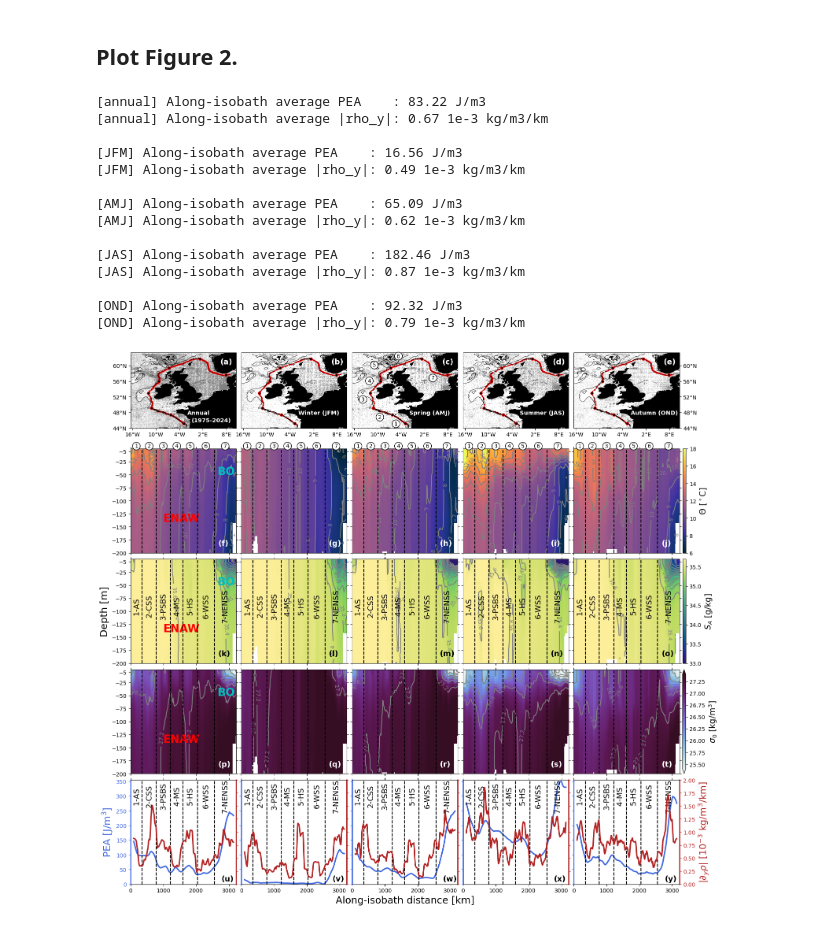
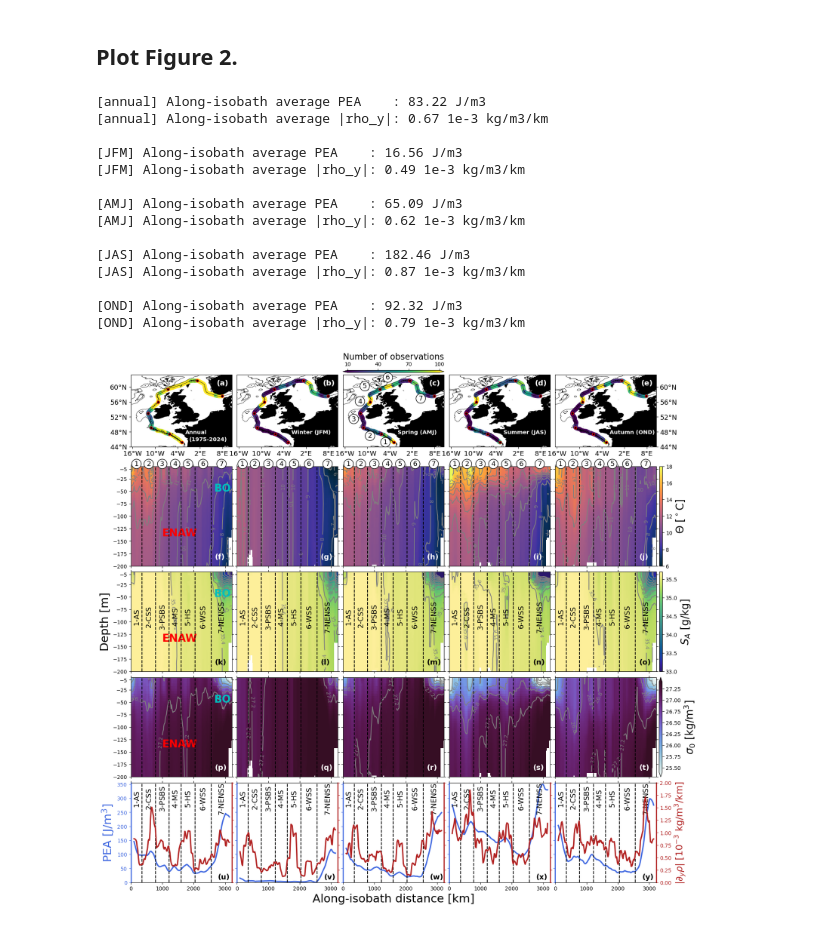
Before and after one commit to apaloczy/xshelfGeostrophicTransportNWES, a Jupyter notebook: plot_figs/fig2.ipynb, the cells around one changed output. Drawn from its saved outputs; the diff is of its cells as text; code cells hidden in the pictures.

Commit message:
Update Figure 2

```diff
--- a/plot_figs/fig2.ipynb
+++ b/plot_figs/fig2.ipynb
@@ -148,7 +147,7 @@ for row in range(nrows):
 
             ax.xaxis.set_major_formatter(LONGITUDE_FORMATTER)
             ax.yaxis.set_major_formatter(LATITUDE_FORMATTER)
-            ax.tick_params(axis="both", which="major", labelsize=10)
+            ax.tick_params(axis="both", which="major", labelsize=13)
             ax.set_extent(bb)
             ax.coastlines(zorder=999)
             ax.add_feature(LAND, zorder=999, color="k")
@@ -158,10 +157,14 @@ for row in range(nrows):
             ax.plot(xseg, yseg, linestyle="none", marker="o", ms=5, mfc="k", mec="r", zorder=999)
 
             ssn = ssns[col]
-            xp_all, yp_all = lons_all[ssn], lats_all[ssn]
             xp, yp = lons[ssn], lats[ssn]
-            ax.plot(xp_all, yp_all, linestyle="none", marker=",", ms=0.01, mfc="gray", mec="gray", alpha=0.2)  # Add all EN4 profiles.
-            ax.plot(xp, yp, linestyle="none", marker=".", ms=1, mfc="r", mec="r")  # Add profiles actually used in search strip around isobath.
+
+            # Number of data points averaged in each bin.
+            CTi = ds["CT_n"].isel(t=col) # Annual, JFM, AMJ, JAS, OND.
+            SAi = ds["SA_n"].isel(t=col) # Annual, JFM, AMJ, JAS, OND.
+            nptsi = np.nanmean(np.minimum(CTi.values, SAi.values), axis=0) # Vertical mean of valid points used in each bin.
+            nptmin, nptmax = 10, 100
+            csn = ax.scatter(xi, yi, c=nptsi, s=50, vmin=nptmin, vmax=nptmax, cmap=plt.cm.viridis)
 
         elif row == 1:  # CT
             CTi = ds["CT"].isel(t=col)  # Annual, JFM, AMJ, JAS, OND.
@@ -214,11 +217,11 @@ for row in range(nrows):
             print("[%s] Along-isobath average |rho_y|: %1.2f 1e-3 kg/m3/km"%(ssn, np.nanmean(drhody_zavgi)))
 
         if col == 0 and row == 2:
-            ax.set_ylabel(r"Depth [m]", fontsize=18)
+            ax.set_ylabel(r"Depth [m]", fontsize=22)
         elif col == 0 and row == 4:
-            ax.set_ylabel(r"PEA [J/m$^3$]", fontsize=18, color="royalblue")
+            ax.set_ylabel(r"PEA [J/m$^3$]", fontsize=22, color="royalblue")
         elif col == 4 and row == 4:
-            axr.set_ylabel(r"$|\partial_y\rho|$ [$10^{-3}$ kg/m$^3$/km]", fontsize=17, color="firebrick")
+            axr.set_ylabel(r"$|\partial_y\rho|$ [$10^{-3}$ kg/m$^3$/km]", fontsize=18, color="firebrick")
 
         if row > 0:
             ax.tick_params(axis="both", direction="out")
@@ -290,8 +293,8 @@ axtxts = [axtxts[2]]
 for n, xytxt in enumerate(xysegnums):
     xtxt, ytxt = xytxt
     xtxt2 = 0.5 * (dibound[n] + dibound[n + 1])
-    _ = [axi.text(xtxt, ytxt, str(n + 1), fontsize=10, color="k", bbox=bbkw, zorder=9999) for axi in axtxts]
-    _ = [axi.text(xtxt2, ytxt2, str(n + 1), ha="center", va="center", fontsize=10, color="k", bbox=bbkw, zorder=9999) for axi in axtxts2]
+    _ = [axi.text(xtxt, ytxt, str(n + 1), fontsize=13, color="k", bbox=bbkw, zorder=9999) for axi in axtxts]
+    _ = [axi.text(xtxt2, ytxt2, str(n + 1), ha="center", va="center", fontsize=13, color="k", bbox=bbkw, zorder=9999) for axi in axtxts2]
 
 # Add panel letters.
 c1, c2 = "w", "k"
@@ -316,48 +319,56 @@ for i, letter, axi in zip(range(len(letters)), letters, np.array(axs).ravel()):
     axi.text(xtxt, ytxt, "(" + letter + ")", fontsize=14, fontweight="black", color=c, transform=axi.transAxes, zorder=9999)
 
 # Water mass annotations.
-xt, yt = 1000, -140
-_ = [axs[i][0].text(xt, yt, "ENAW", color="r", fontsize=20, fontweight="black", zorder=99999) for i in [1, 2, 3]]
+xtxt, ytxt = 1000, -140
+_ = [axs[i][0].text(xtxt, ytxt, "ENAW", color="r", fontsize=20, fontweight="black", zorder=99999) for i in [1, 2, 3]]
 
-xt, yt = 2650, -50
-_ = [axs[i][0].text(xt, yt, "BO", color="c", fontsize=20, fontweight="black", zorder=99999) for i in [1, 2, 3]]
+xtxt, ytxt = 2650, -50
+_ = [axs[i][0].text(xtxt, ytxt, "BO", color="c", fontsize=20, fontweight="black", zorder=99999) for i in [1, 2, 3]]
 
 # Colorbars
-axT, axS, axD = axs[1][-1], axs[2][-1], axs[3][-1]
+axn, axT, axS, axD = axs[0][2], axs[1][-1], axs[2][-1], axs[3][-1]
+cbax0 = [0, 1.03, 1, 0.03]
 cbax = [1.03, 0, 0.03, 1]
-caxT, caxS, caxD = axT.inset_axes(cbax), axS.inset_axes(cbax), axD.inset_axes(cbax)
+caxn, caxT, caxS, caxD = axn.inset_axes(cbax0), axT.inset_axes(cbax), axS.inset_axes(cbax), axD.inset_axes(cbax)
+cbn = fig.colorbar(csn, cax=caxn, orientation="horizontal", extend="both")
 cbT = fig.colorbar(csT, cax=caxT, orientation="vertical")
 cbS = fig.colorbar(csS, cax=caxS, orientation="vertical")
 cbD = fig.colorbar(csD, cax=caxD, orientation="vertical", extend="both")
-cbT.set_label(r"$\Theta$ [$^\circ$C]", size=15)
-cbS.set_label(r"$S_A$ [g/kg]", size=15)
-cbD.set_label(r"$\sigma_0$ [kg/m$^3$]", size=15)
+
+
+cbn.ax.xaxis.set_ticks_position("top"); cbn.ax.xaxis.set_label_position("top")
+ntks = np.linspace(nptmin, nptmax, 4)
+cbn.ax.xaxis.set_ticks(ntks)
+cbn.set_label(r"Number of observations", size=16)
+cbT.set_label(r"$\Theta$ [$^\circ$C]", size=20)
+cbS.set_label(r"$S_A$ [g/kg]", size=20)
+cbD.set_label(r"$\sigma_0$ [kg/m$^3$]", size=20)
 
 xtxt, ytxt = 0.54, 0.18
 axttl = axs[0]
 axttl[0].text(xtxt, ytxt, r"Annual", color="w", fontsize=10.5, fontweight="black", transform=axttl[0].transAxes, zorder=999)
 
 axttl[0].text(xtxt + 0.04, ytxt - 0.1, r"(1975-2024)", color="w", fontsize=10.5, fontweight="black", transform=axttl[0].transAxes, zorder=999)
 axttl[1].text(xtxt, ytxt, r"Winter (JFM)", color="w", fontsize=10.5, fontweight="black", transform=axttl[1].transAxes, zorder=999)
 axttl[2].text(xtxt, ytxt, r"Spring (AMJ)", color="w", fontsize=10.5, fontweight="black", transform=axttl[2].transAxes, zorder=999)
 axttl[3].text(xtxt, ytxt, r"Summer (JAS)", color="w", fontsize=10.5, fontweight="black", transform=axttl[3].transAxes, zorder=999)
 axttl[4].text(xtxt, ytxt, r"Autumn (OND)", color="w", fontsize=10.5, fontweight="black", transform=axttl[4].transAxes, zorder=999)
-axs[-1][-3].set_xlabel(r"Along-isobath distance [km]", fontsize=18);
+axs[-1][-3].set_xlabel(r"Along-isobath distance [km]", fontsize=22);
 # %% [output]
 [annual] Along-isobath average PEA    : 83.22 J/m3
 [annual] Along-isobath average |rho_y|: 0.67 1e-3 kg/m3/km
 
 [JFM] Along-isobath average PEA    : 16.56 J/m3
 [JFM] Along-isobath average |rho_y|: 0.49 1e-3 kg/m3/km
 
 [AMJ] Along-isobath average PEA    : 65.09 J/m3
 [AMJ] Along-isobath average |rho_y|: 0.62 1e-3 kg/m3/km
 
 [JAS] Along-isobath average PEA    : 182.46 J/m3
 [JAS] Along-isobath average |rho_y|: 0.87 1e-3 kg/m3/km
 
 [OND] Along-isobath average PEA    : 92.32 J/m3
 [OND] Along-isobath average |rho_y|: 0.79 1e-3 kg/m3/km
-[figure, old version]
+[figure, new version]
 # %%
 fig.savefig("fig2.png", bbox_inches="tight")
```
Also changed, not shown: parts of 1 cell of this notebook, 1 other file.
